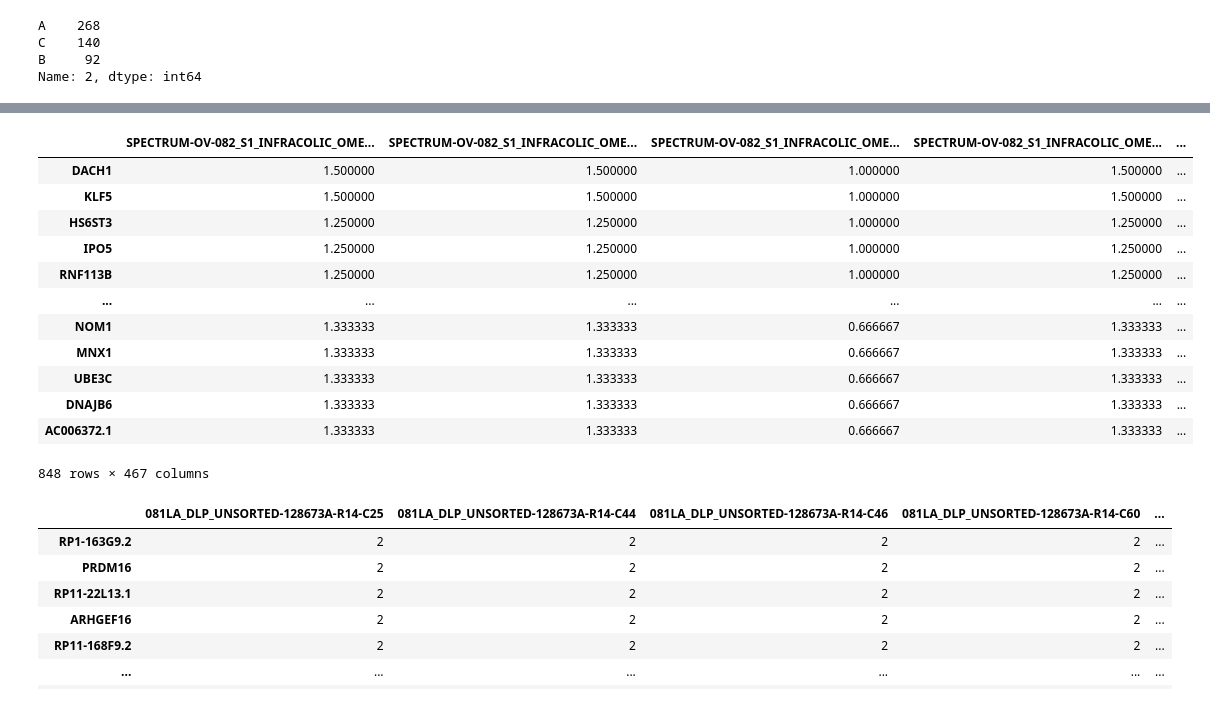
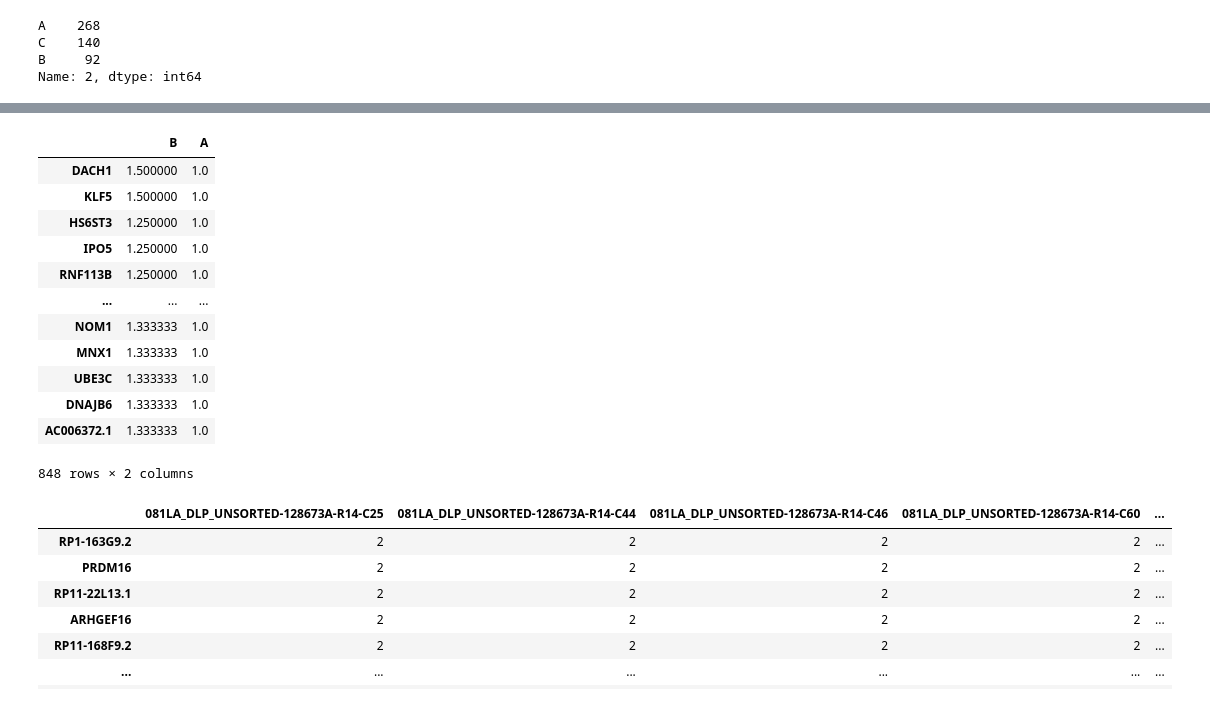
Before and after one commit to shahcompbio/TreeAlign, a Jupyter notebook: test_clonealign_vis.ipynb, the cells around one changed output, grey strips where cells are left out. Drawn from its saved outputs; the diff is of its cells as text; code cells hidden in the pictures.

Commit message:
Update: cell based simulation => clone based simulation

```diff
--- a/test_clonealign_vis.ipynb
+++ b/test_clonealign_vis.ipynb
@@ -108,19 +101,19 @@ Start Inference.
 # %%
-obj.cnv
+obj.clone_cnv_df
 # %% [output]
-|  | SPECTRUM-OV-082_S1_INFRACOLIC_OME... | SPECTRUM-OV-082_S1_INFRACOLIC_OME... | SPECTRUM-OV-082_S1_INFRACOLIC_OME... | SPECTRUM-OV-082_S1_INFRACOLIC_OME... | ... |
-| DACH1 | 1.500000 | 1.500000 | 1.000000 | 1.500000 | ... |
-| KLF5 | 1.500000 | 1.500000 | 1.000000 | 1.500000 | ... |
-| HS6ST3 | 1.250000 | 1.250000 | 1.000000 | 1.250000 | ... |
-| IPO5 | 1.250000 | 1.250000 | 1.000000 | 1.250000 | ... |
-| RNF113B | 1.250000 | 1.250000 | 1.000000 | 1.250000 | ... |
-| ... | ... | ... | ... | ... | ... |
-| NOM1 | 1.333333 | 1.333333 | 0.666667 | 1.333333 | ... |
-| MNX1 | 1.333333 | 1.333333 | 0.666667 | 1.333333 | ... |
-| UBE3C | 1.333333 | 1.333333 | 0.666667 | 1.333333 | ... |
-| DNAJB6 | 1.333333 | 1.333333 | 0.666667 | 1.333333 | ... |
-| AC006372.1 | 1.333333 | 1.333333 | 0.666667 | 1.333333 | ... |
+|  | B | A |
+| DACH1 | 1.500000 | 1.0 |
+| KLF5 | 1.500000 | 1.0 |
+| HS6ST3 | 1.250000 | 1.0 |
+| IPO5 | 1.250000 | 1.0 |
+| RNF113B | 1.250000 | 1.0 |
+| ... | ... | ... |
+| NOM1 | 1.333333 | 1.0 |
+| MNX1 | 1.333333 | 1.0 |
+| UBE3C | 1.333333 | 1.0 |
+| DNAJB6 | 1.333333 | 1.0 |
+| AC006372.1 | 1.333333 | 1.0 |
-848 rows × 467 columns
+848 rows × 2 columns
 # %%
 cnv
 # %% [output]
```
Also changed, not shown: parts of 4 cells of this notebook, 2 other files.
